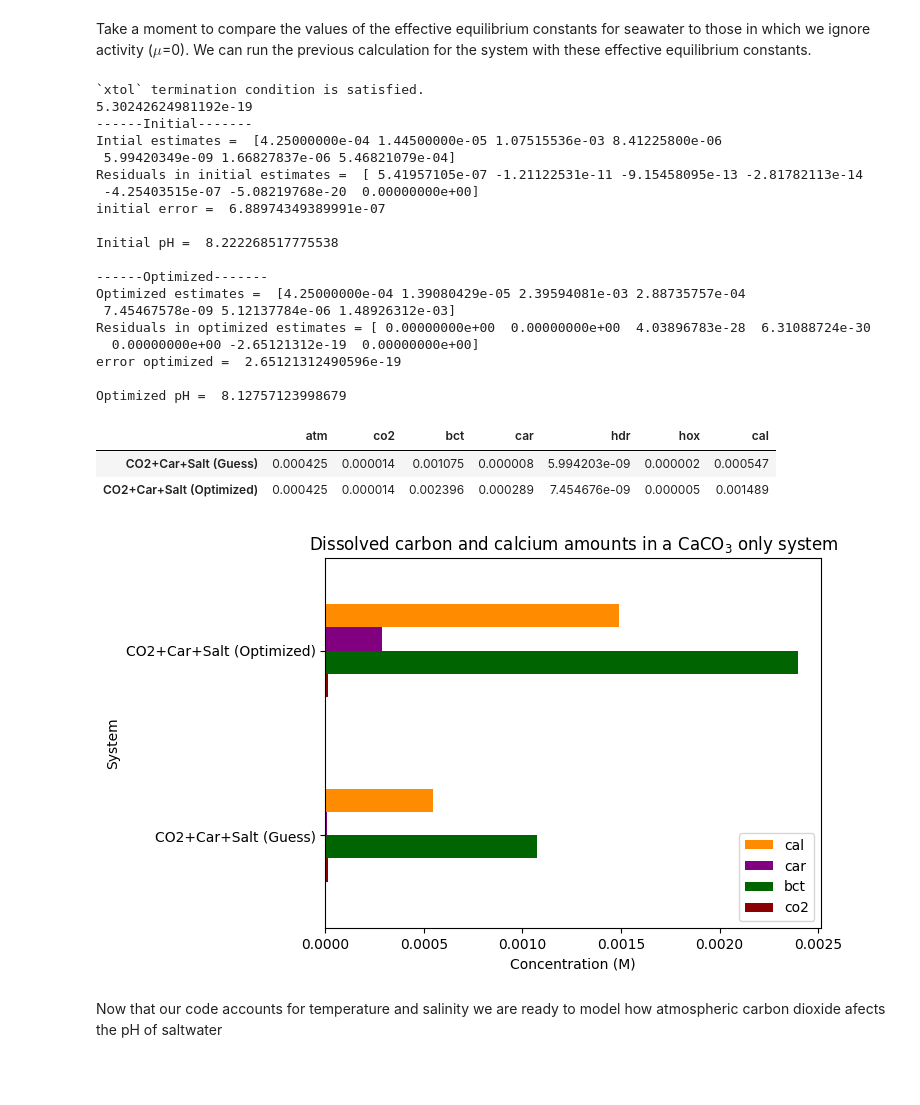
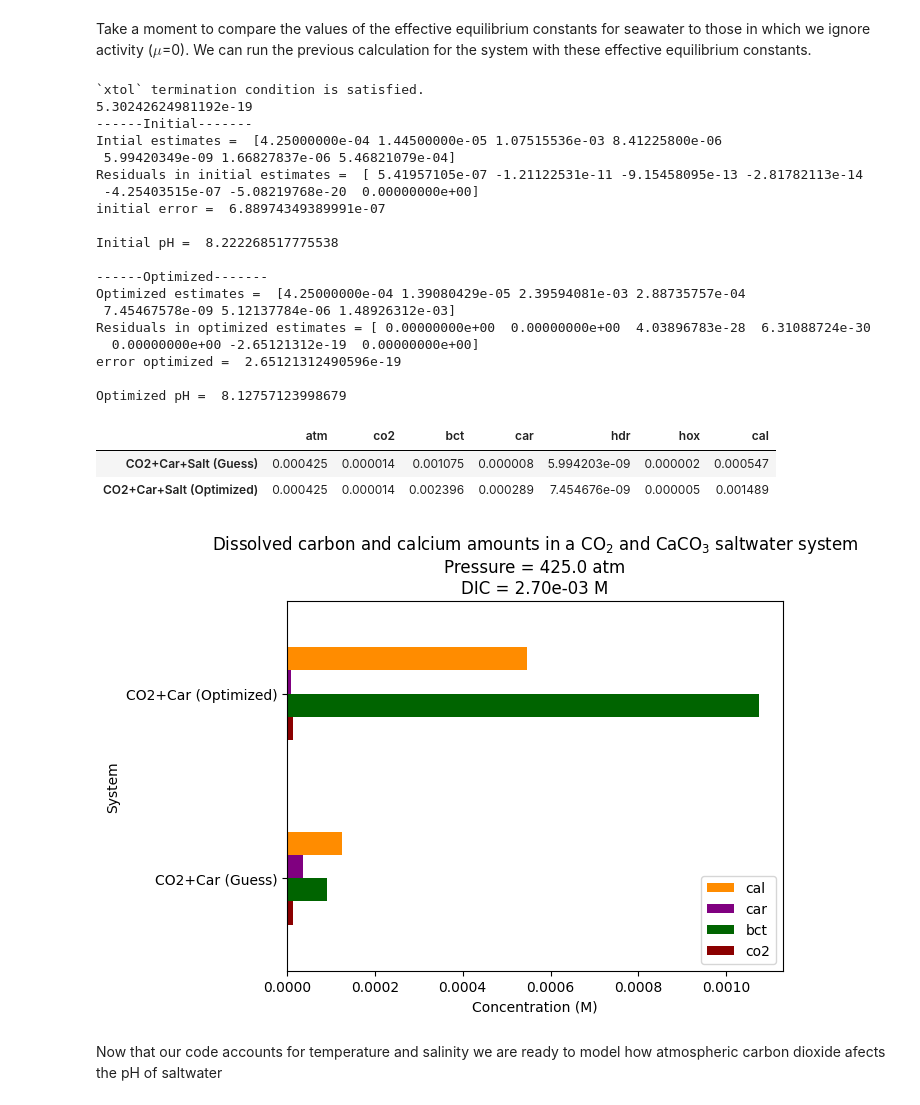
Before and after one commit to KevinCantrell/CHM477_Fitting, a Jupyter notebook: Student_Notebook_CO2_Equilibrium.ipynb, the cells around one changed output. Cells and saved outputs as stored; diff of their text form; code cells hidden in the pictures; blank space fills up the shorter version.

```diff
--- a/Student_Notebook_CO2_Equilibrium.ipynb
+++ b/Student_Notebook_CO2_Equilibrium.ipynb
@@ -412,16 +564,0 @@ Now that we've put the pieces together and gotten reasonable results, we can tid
-# %%
-#here we make an empty dataframe to hold all our results with 7 named columns
-dfCO2Only=pd.DataFrame(columns=["atm","co2","bct","car","hdr","hox","cal"])
-dfCO2Only.loc["CO2 Only (Guess)"]=xGuess
-dfCO2Only.loc["CO2 Only (Open)"]=xOpn
-dfCO2Only.loc["CO2 Only (Closed)"]=xCls
-
-ax = dfCO2Only[['co2','bct','car','cal']].plot(kind='barh',
-                                               color=ChartColors,
-                                               rot=0,
-                                               ylabel='System',
-                                               xlabel='Concentration (M)',
-                                               title="Dissolved carbon and calcium amounts in a $\mathrm{CO_2}$ only system\n"+"$\mathrm{P_{initial}}$ = "+str(Pinit)+" atm, "+str(Pinit*1e6)+" ppm"
-                                               )
-plt.legend(loc='upper right',reverse=True)
-dfCO2Only
@@ -1329,39 +1109,44 @@ dfCO2CarSalt=pd.DataFrame(columns=["atm","co2","bct","car","hdr","hox","cal"])
 dfCO2CarSalt.loc["CO2+Car+Salt (Guess)"]=xGuess
 dfCO2CarSalt.loc["CO2+Car+Salt (Optimized)"]=xCalc
 
-ax = dfCO2CarSalt[['co2','bct','car','cal']].plot(kind='barh',
+strSys="$\mathrm{CO_2}$ and $\mathrm{CaCO_3}$ saltwater system\n"
+strP="Pressure = "+str(Pinit*1e6)+" atm\n"
+strDIC="DIC = "+"{:.2e}".format(xCalc[1]+xCalc[2]+xCalc[3])+" M"
+chartTitle="Dissolved carbon and calcium amounts in a "+strSys+strP+strDIC
+
+ax = dfCO2Car[['co2','bct','car','cal']].plot(kind='barh',
                                                color=ChartColors,
                                                rot=0,
                                                ylabel='System',
                                                xlabel='Concentration (M)',
-                                               title="Dissolved carbon and calcium amounts in a $\mathrm{CaCO_3}$ only system"
-                                               )
+                                               title=chartTitle)
+
 plt.legend(loc='lower right',reverse=True)
 dfCO2CarSalt
 # %% [output]
 `xtol` termination condition is satisfied.
 5.30242624981192e-19
 ------Initial-------
 Intial estimates =  [4.25000000e-04 1.44500000e-05 1.07515536e-03 8.41225800e-06
  5.99420349e-09 1.66827837e-06 5.46821079e-04]
 Residuals in initial estimates =  [ 5.41957105e-07 -1.21122531e-11 -9.15458095e-13 -2.81782113e-14
  -4.25403515e-07 -5.08219768e-20  0.00000000e+00]
 initial error =  6.88974349389991e-07
 
 Initial pH =  8.222268517775538
 
 ------Optimized-------
 Optimized estimates =  [4.25000000e-04 1.39080429e-05 2.39594081e-03 2.88735757e-04
  7.45467578e-09 5.12137784e-06 1.48926312e-03]
 Residuals in optimized estimates = [ 0.00000000e+00  0.00000000e+00  4.03896783e-28  6.31088724e-30
   0.00000000e+00 -2.65121312e-19  0.00000000e+00]
 error optimized =  2.65121312490596e-19
 
 Optimized pH =  8.12757123998679
 |  | atm | co2 | bct | car | hdr | hox | cal |
 | CO2+Car+Salt (Guess) | 0.000425 | 0.000014 | 0.001075 | 0.000008 | 5.994203e-09 | 0.000002 | 0.000547 |
 | CO2+Car+Salt (Optimized) | 0.000425 | 0.000014 | 0.002396 | 0.000289 | 7.454676e-09 | 0.000005 | 0.001489 |
-[figure, old version]
+[figure, new version]
 # %% [markdown]
 Now that our code accounts for temperature and salinity we are ready to model how atmospheric carbon dioxide afects the pH of saltwater
 # %%
```
Also changed, not shown: parts of 85 cells of this notebook.
